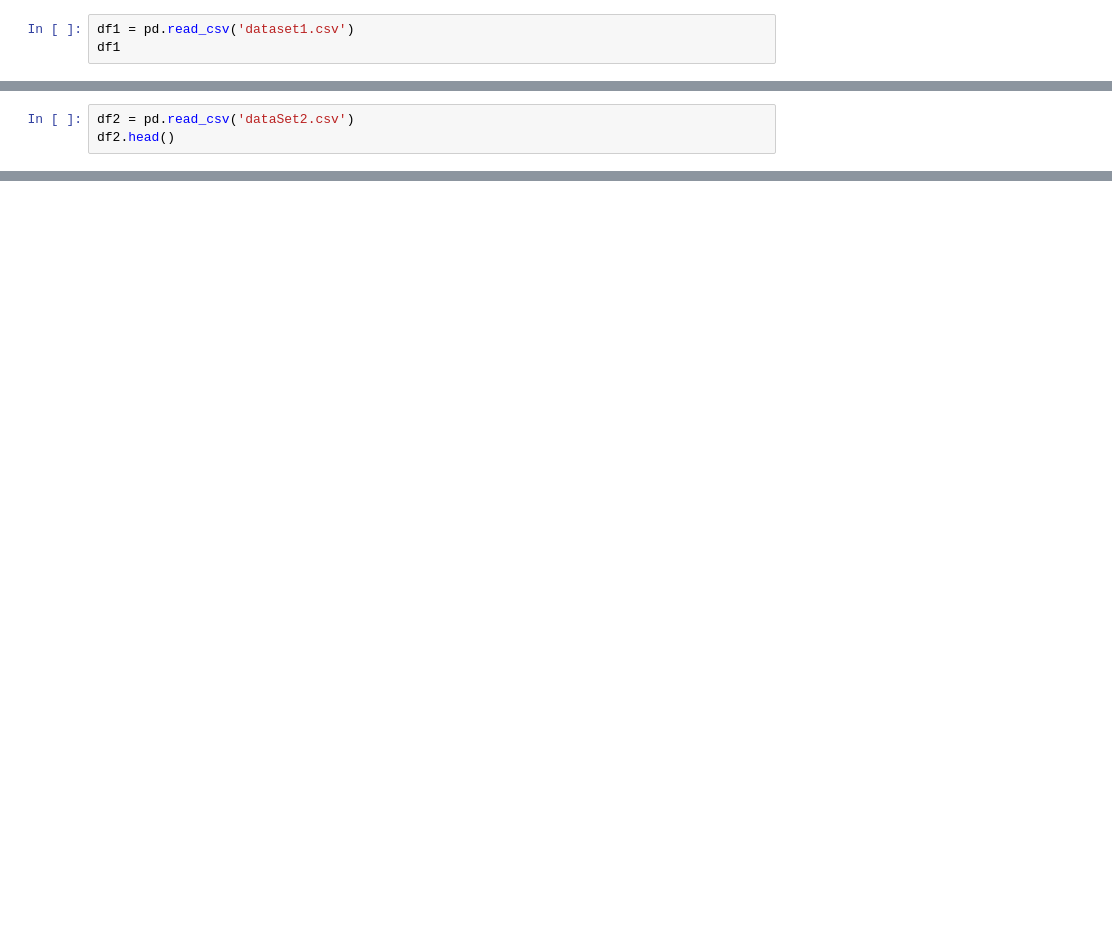
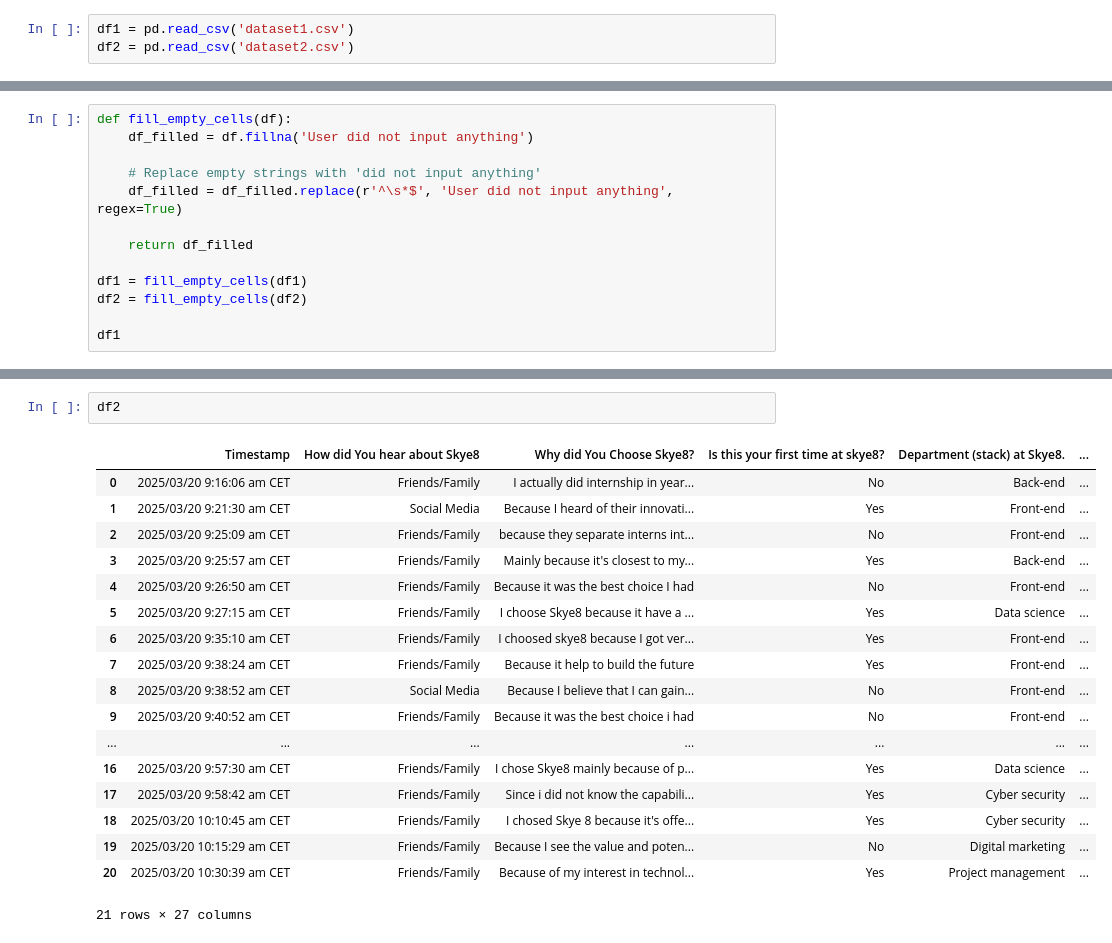
Before and after one commit to MUYAHGaious/Intern_satisfaction, a Jupyter notebook: intern_satisfaction.ipynb, the cells around one changed output, grey strips where cells are left out. Drawn from its saved outputs; the diff is of its cells as text; blank space fills up the shorter version.

```diff
--- a/intern_satisfaction.ipynb
+++ b/intern_satisfaction.ipynb
@@ -4,3 +3,3 @@ import matplotlib.pyplot as plt
 # %%
 df1 = pd.read_csv('dataset1.csv')
-df1
+df2 = pd.read_csv('dataset2.csv')
@@ -25,3 +5,0 @@ df1
-# %%
-df2 = pd.read_csv('dataSet2.csv')
-df2.head()
@@ -112,0 +10,13 @@ df1
+# %%
+def fill_empty_cells(df):
+    df_filled = df.fillna('User did not input anything')
+
+    # Replace empty strings with 'did not input anything'
+    df_filled = df_filled.replace(r'^\s*$', 'User did not input anything', regex=True)
+
+    return df_filled
+
+df1 = fill_empty_cells(df1)
+df2 = fill_empty_cells(df2)
+
+df1
@@ -112,0 +41,21 @@ df1
+# %%
+df2
+# %% [output]
+|  | Timestamp | How did You hear about Skye8 | Why did You Choose Skye8? | Is this your first time at skye8? | Department (stack) at Skye8. | ... |
+| 0 | 2025/03/20 9:16:06 am CET | Friends/Family | I actually did internship in year... | No | Back-end | ... |
+| 1 | 2025/03/20 9:21:30 am CET | Social Media | Because I heard of their innovati... | Yes | Front-end | ... |
+| 2 | 2025/03/20 9:25:09 am CET | Friends/Family | because they separate interns int... | No | Front-end | ... |
+| 3 | 2025/03/20 9:25:57 am CET | Friends/Family | Mainly because it's closest to my... | Yes | Back-end | ... |
+| 4 | 2025/03/20 9:26:50 am CET | Friends/Family | Because it was the best choice I had | No | Front-end | ... |
+| 5 | 2025/03/20 9:27:15 am CET | Friends/Family | I choose Skye8 because it have a ... | Yes | Data science | ... |
+| 6 | 2025/03/20 9:35:10 am CET | Friends/Family | I choosed skye8 because I got ver... | Yes | Front-end | ... |
+| 7 | 2025/03/20 9:38:24 am CET | Friends/Family | Because it help to build the future | Yes | Front-end | ... |
+| 8 | 2025/03/20 9:38:52 am CET | Social Media | Because I believe that I can gain... | No | Front-end | ... |
+| 9 | 2025/03/20 9:40:52 am CET | Friends/Family | Because it was the best choice i had | No | Front-end | ... |
+| ... | ... | ... | ... | ... | ... | ... |
+| 16 | 2025/03/20 9:57:30 am CET | Friends/Family | I chose Skye8 mainly because of p... | Yes | Data science | ... |
+| 17 | 2025/03/20 9:58:42 am CET | Friends/Family | Since i did not know the capabili... | Yes | Cyber security | ... |
+| 18 | 2025/03/20 10:10:45 am CET | Friends/Family | I chosed Skye 8 because it's offe... | Yes | Cyber security | ... |
+| 19 | 2025/03/20 10:15:29 am CET | Friends/Family | Because I see the value and poten... | No | Digital marketing | ... |
+| 20 | 2025/03/20 10:30:39 am CET | Friends/Family | Because of my interest in technol... | Yes | Project management | ... |
+21 rows × 27 columns
```
Also changed, not shown: parts of 12 cells of this notebook, 2 other files.
